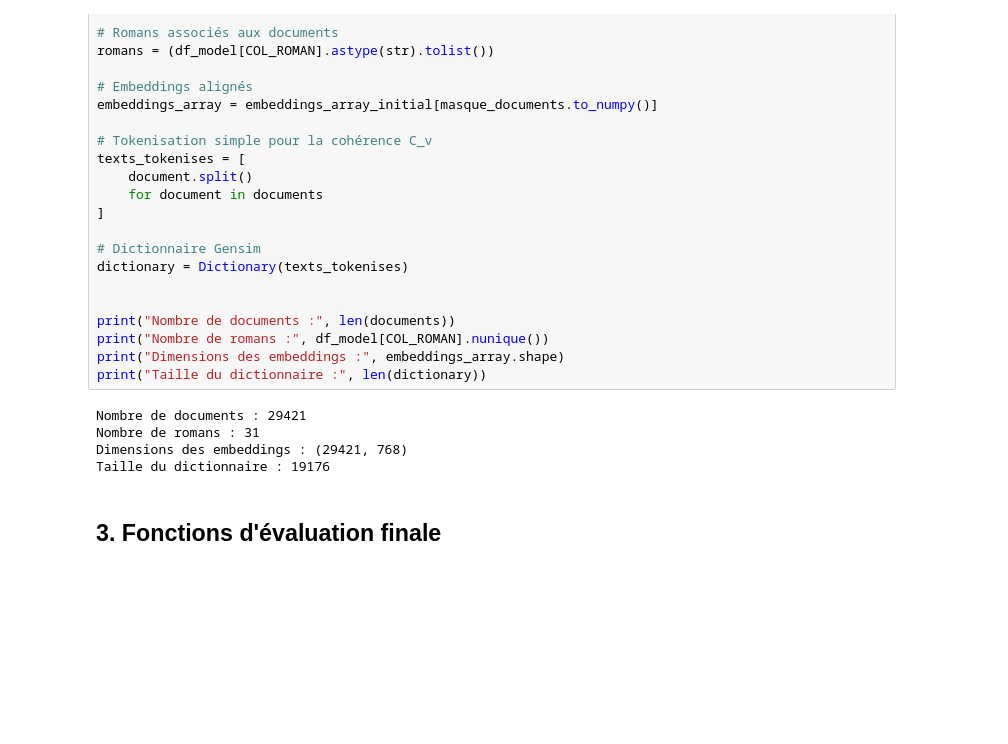
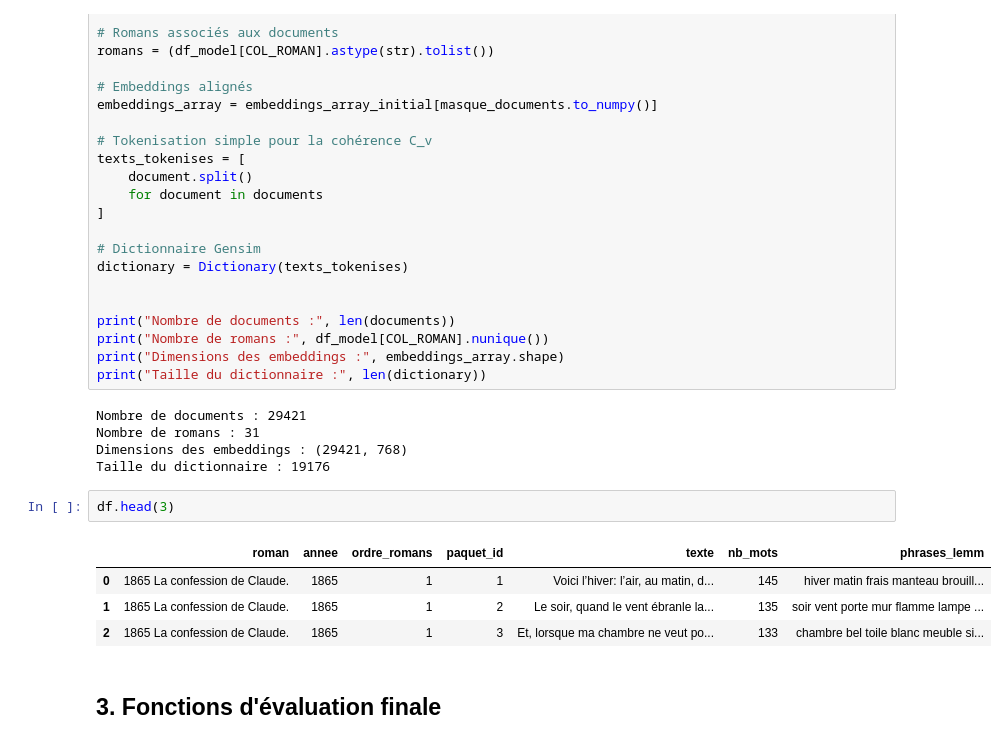
Before and after one commit to MorganRichard25/zola-dtm, a Jupyter notebook: 02_notebook_analyse/02_exploration_modele.ipynb, the cells around one changed output. Drawn from its saved outputs; the diff is of its cells as text; blank space fills up the shorter version.

```diff
--- a/02_notebook_analyse/02_exploration_modele.ipynb
+++ b/02_notebook_analyse/02_exploration_modele.ipynb
@@ -147,6 +147,13 @@ Nombre de documents : 29421
 Nombre de romans : 31
 Dimensions des embeddings : (29421, 768)
 Taille du dictionnaire : 19176
+# %%
+df.head(3)
+# %% [output]
+|  | roman | annee | ordre_romans | paquet_id | texte | nb_mots | phrases_lemm |
+| 0 | 1865 La confession de Claude. | 1865 | 1 | 1 | Voici l’hiver: l’air, au matin, d... | 145 | hiver matin frais manteau brouill... |
+| 1 | 1865 La confession de Claude. | 1865 | 1 | 2 | Le soir, quand le vent ébranle la... | 135 | soir vent porte mur flamme lampe ... |
+| 2 | 1865 La confession de Claude. | 1865 | 1 | 3 | Et, lorsque ma chambre ne veut po... | 133 | chambre bel toile blanc meuble si... |
 # %% [markdown]
 ## 3. Fonctions d'évaluation finale
 # %%
```
Also changed, not shown: parts of 1 cell of this notebook, 3 other files.
